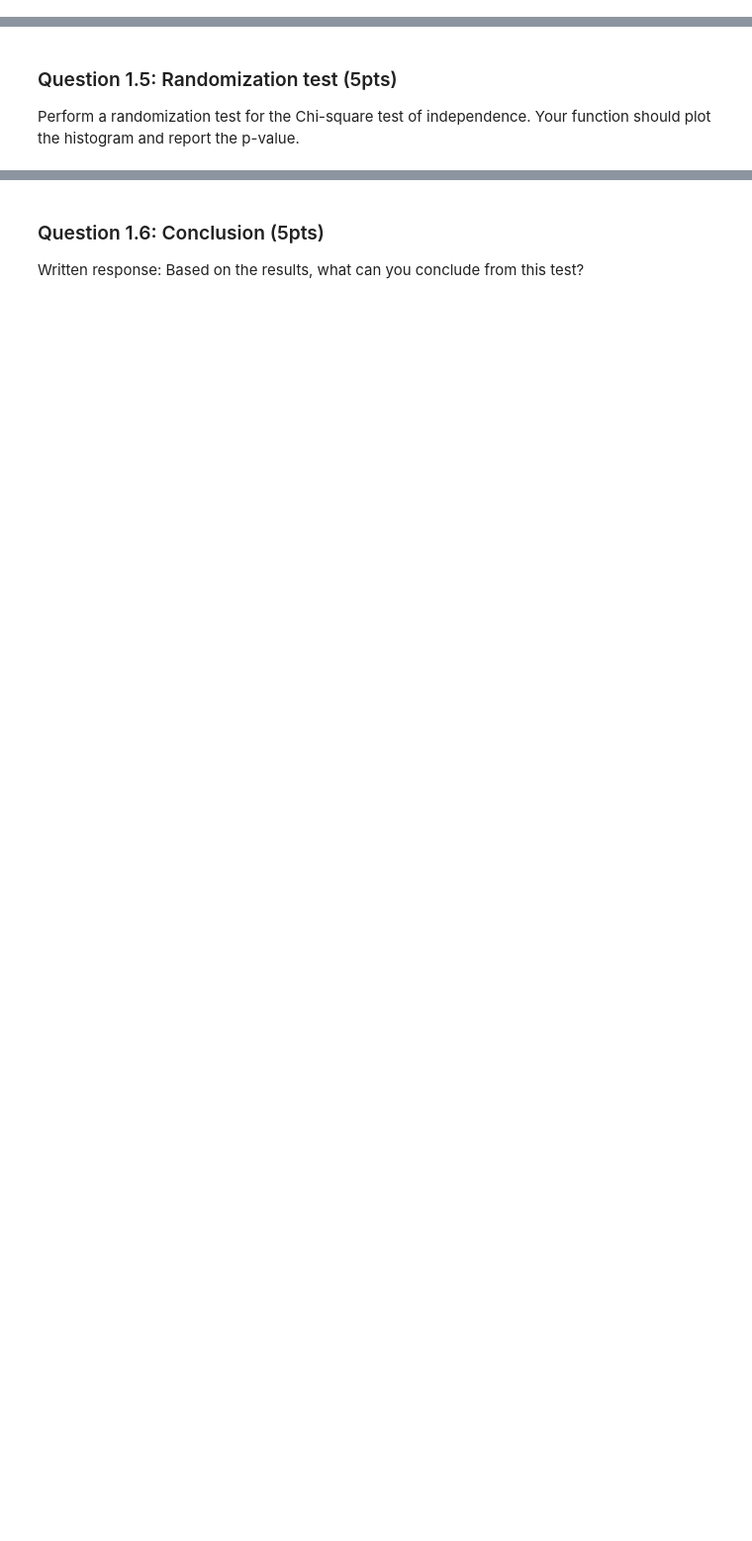
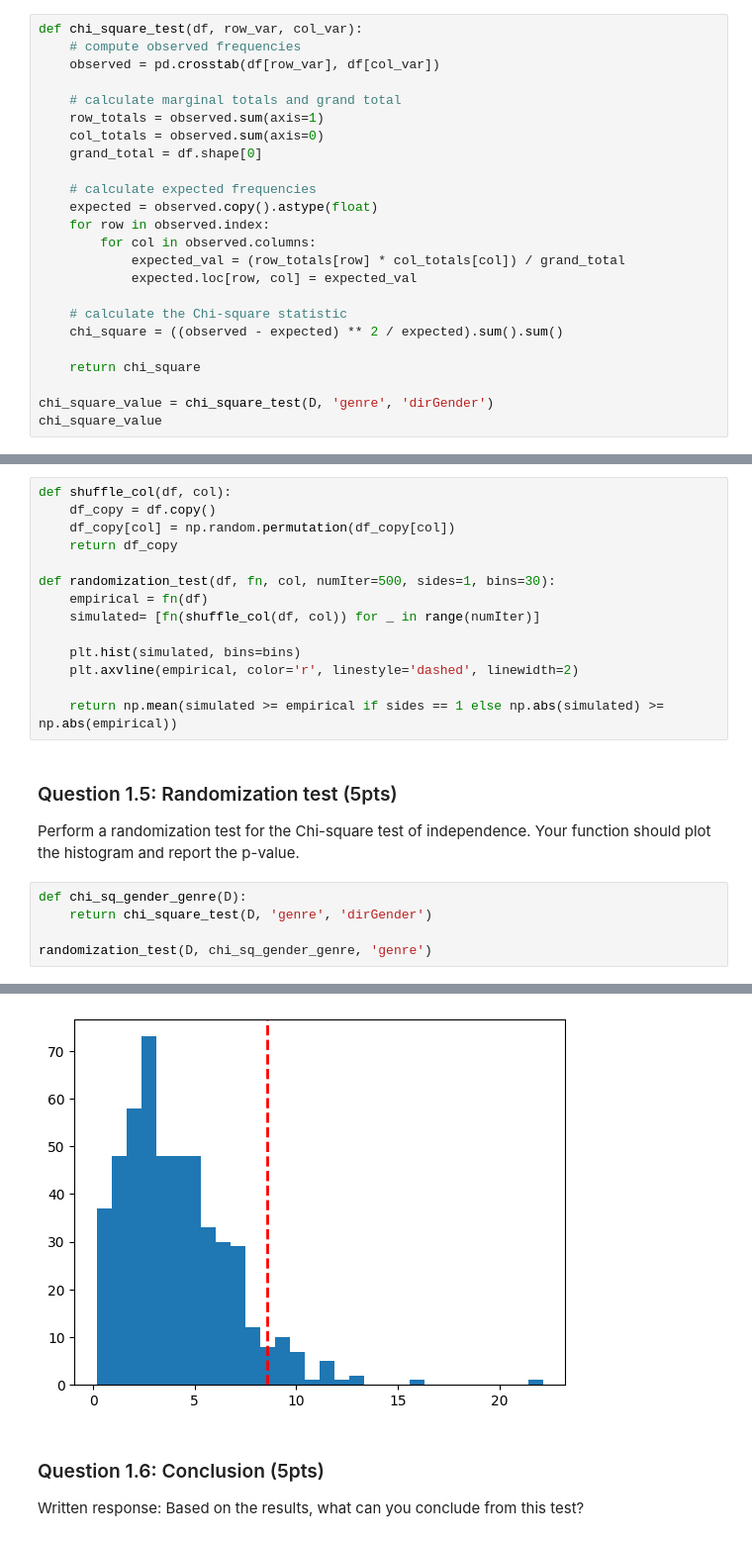
Before and after one commit to hunterchen7/ds2000, a Jupyter notebook: assignment5/Assignment05.ipynb, the cells around one changed output, grey strips where cells are left out. Shown: that part at 99% size. Saved outputs shown, nothing was run; the diff lists cells and outputs as text; blank space fills up the shorter version.

```diff
--- a/assignment5/Assignment05.ipynb
+++ b/assignment5/Assignment05.ipynb
@@ -38,3 +63,27 @@ The function should take a data frame and return the Chi-square value. Make sure
 Report the value of this statistic for the real data.
 
 Extra challenge: Make your code more flexible by not always using ``genre`` and ``dirGender`` to make the crosstab, but by providing the name of the row and column variable as an input (not required for full points).
+# %%
+def chi_square_test(df, row_var, col_var):
+    # compute observed frequencies
+    observed = pd.crosstab(df[row_var], df[col_var])
+
+    # calculate marginal totals and grand total
+    row_totals = observed.sum(axis=1)
+    col_totals = observed.sum(axis=0)
+    grand_total = df.shape[0]
+
+    # calculate expected frequencies
+    expected = observed.copy().astype(float)
+    for row in observed.index:
+        for col in observed.columns:
+            expected_val = (row_totals[row] * col_totals[col]) / grand_total
+            expected.loc[row, col] = expected_val
+
+    # calculate the Chi-square statistic
+    chi_square = ((observed - expected) ** 2 / expected).sum().sum()
+
+    return chi_square
+
+chi_square_value = chi_square_test(D, 'genre', 'dirGender')
+chi_square_value
@@ -48,6 +99,26 @@ Rewrite the randomization function from the last homework (Question 2.2), so it
 - An optional input argument: the number of iterations (default=500)
 - An optional input argument: the number of sides of the test (1 or 2; default = 1). If the test is two-sided, then count the number of cases where the absolute value of the test statistic (np.abolute) is larger or equal to the real test statistic.
 - An optional input argument: The number of bins for plotting the histogram
+# %%
+def shuffle_col(df, col):
+    df_copy = df.copy()
+    df_copy[col] = np.random.permutation(df_copy[col])
+    return df_copy
+
+def randomization_test(df, fn, col, numIter=500, sides=1, bins=30):
+    empirical = fn(df)
+    simulated= [fn(shuffle_col(df, col)) for _ in range(numIter)]
+
+    plt.hist(simulated, bins=bins)
+    plt.axvline(empirical, color='r', linestyle='dashed', linewidth=2)
+
+    return np.mean(simulated >= empirical if sides == 1 else np.abs(simulated) >= np.abs(empirical))
 # %% [markdown]
 ### Question 1.5: Randomization test (5pts)
 Perform a randomization test for the Chi-square test of independence. Your function should plot the histogram and report the p-value.
+# %%
+def chi_sq_gender_genre(D):
+    return chi_square_test(D, 'genre', 'dirGender')
+
+randomization_test(D, chi_sq_gender_genre, 'genre')
+# %% [output]
@@ -54,3 +126,4 @@ Perform a randomization test for the Chi-square test of independence. Your funct
+[figure, added]
 # %% [markdown]
 ### Question 1.6: Conclusion (5pts)
 Written response: Based on the results, what can you conclude from this test?
```
Also changed, not shown: parts of 8 cells of this notebook.
